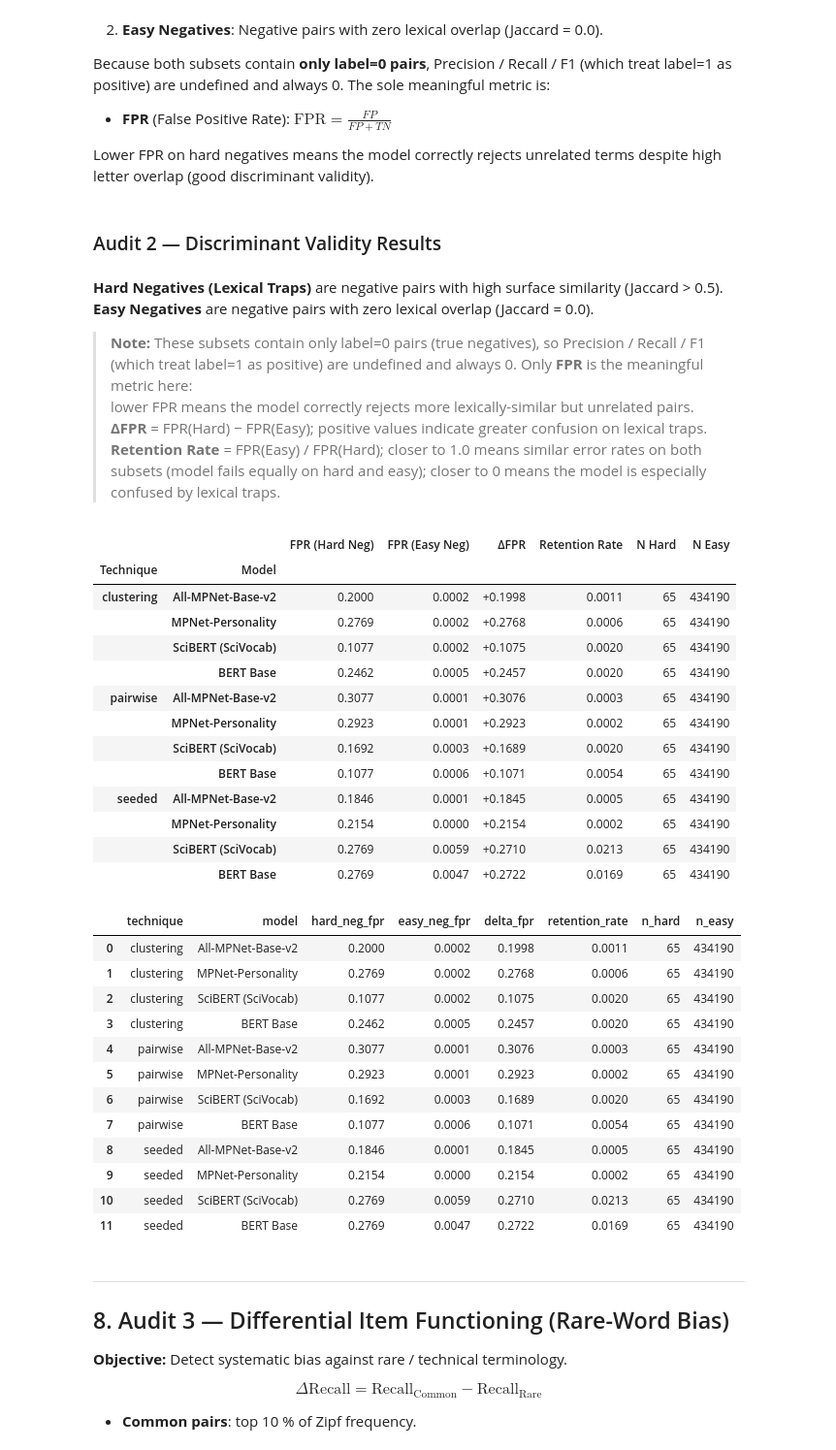
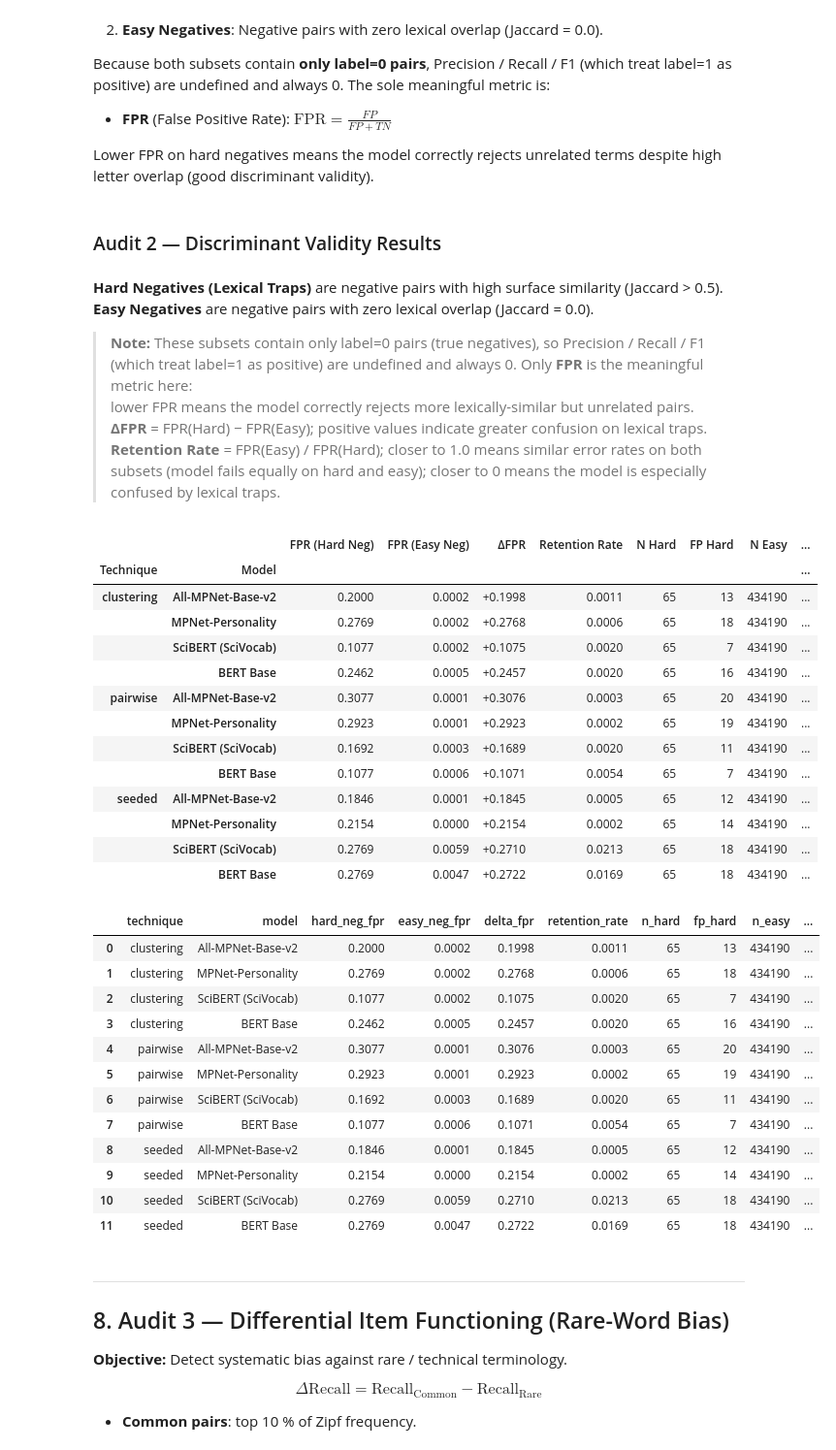
Before and after one commit to rasoulnorouzi/Social_Science_Construct_Harmonization, a Jupyter notebook: analysis/elsst_audit_analysis.ipynb, the cells around one changed output. Shown at 97% size. Cells and saved outputs as stored; diff of their text form; code cells hidden in the pictures.

```diff
--- a/analysis/elsst_audit_analysis.ipynb
+++ b/analysis/elsst_audit_analysis.ipynb
@@ -1034,7 +1034,9 @@ for technique in ["clustering", "pairwise", "seeded"]:
             "ΔFPR": f"{delta:+.4f}",
             "Retention Rate": f"{retention:.4f}" if not np.isnan(retention) else "NaN",
             "N Hard": int(hard_metrics['n_subset']),
+            "FP Hard": int(hard_metrics['fp']),
             "N Easy": int(easy_metrics['n_subset']),
+            "FP Easy": int(easy_metrics['fp']),
         })
 
 display(Markdown("### Audit 2 — Discriminant Validity Results"))
@@ -1062,46 +1064,47 @@ display(pd.DataFrame(audit2_records).set_index(["Technique", "Model"]))
 > **ΔFPR** = FPR(Hard) − FPR(Easy); positive values indicate greater confusion on lexical traps.
 > **Retention Rate** = FPR(Easy) / FPR(Hard); closer to 1.0 means similar error rates on both subsets
 > (model fails equally on hard and easy); closer to 0 means the model is especially confused by lexical traps.
-|  |  | FPR (Hard Neg) | FPR (Easy Neg) | ΔFPR | Retention Rate | N Hard | N Easy |
-| Technique | Model |  |  |  |  |  |  |
-| clustering | All-MPNet-Base-v2 | 0.2000 | 0.0002 | +0.1998 | 0.0011 | 65 | 434190 |
-|  | MPNet-Personality | 0.2769 | 0.0002 | +0.2768 | 0.0006 | 65 | 434190 |
-|  | SciBERT (SciVocab) | 0.1077 | 0.0002 | +0.1075 | 0.0020 | 65 | 434190 |
-|  | BERT Base | 0.2462 | 0.0005 | +0.2457 | 0.0020 | 65 | 434190 |
-| pairwise | All-MPNet-Base-v2 | 0.3077 | 0.0001 | +0.3076 | 0.0003 | 65 | 434190 |
-|  | MPNet-Personality | 0.2923 | 0.0001 | +0.2923 | 0.0002 | 65 | 434190 |
-|  | SciBERT (SciVocab) | 0.1692 | 0.0003 | +0.1689 | 0.0020 | 65 | 434190 |
-|  | BERT Base | 0.1077 | 0.0006 | +0.1071 | 0.0054 | 65 | 434190 |
-| seeded | All-MPNet-Base-v2 | 0.1846 | 0.0001 | +0.1845 | 0.0005 | 65 | 434190 |
-|  | MPNet-Personality | 0.2154 | 0.0000 | +0.2154 | 0.0002 | 65 | 434190 |
-|  | SciBERT (SciVocab) | 0.2769 | 0.0059 | +0.2710 | 0.0213 | 65 | 434190 |
-|  | BERT Base | 0.2769 | 0.0047 | +0.2722 | 0.0169 | 65 | 434190 |
+|  |  | FPR (Hard Neg) | FPR (Easy Neg) | ΔFPR | Retention Rate | N Hard | FP Hard | N Easy | ... |
+| Technique | Model |  |  |  |  |  |  |  | ... |
+| clustering | All-MPNet-Base-v2 | 0.2000 | 0.0002 | +0.1998 | 0.0011 | 65 | 13 | 434190 | ... |
+|  | MPNet-Personality | 0.2769 | 0.0002 | +0.2768 | 0.0006 | 65 | 18 | 434190 | ... |
+|  | SciBERT (SciVocab) | 0.1077 | 0.0002 | +0.1075 | 0.0020 | 65 | 7 | 434190 | ... |
+|  | BERT Base | 0.2462 | 0.0005 | +0.2457 | 0.0020 | 65 | 16 | 434190 | ... |
+| pairwise | All-MPNet-Base-v2 | 0.3077 | 0.0001 | +0.3076 | 0.0003 | 65 | 20 | 434190 | ... |
+|  | MPNet-Personality | 0.2923 | 0.0001 | +0.2923 | 0.0002 | 65 | 19 | 434190 | ... |
+|  | SciBERT (SciVocab) | 0.1692 | 0.0003 | +0.1689 | 0.0020 | 65 | 11 | 434190 | ... |
+|  | BERT Base | 0.1077 | 0.0006 | +0.1071 | 0.0054 | 65 | 7 | 434190 | ... |
+| seeded | All-MPNet-Base-v2 | 0.1846 | 0.0001 | +0.1845 | 0.0005 | 65 | 12 | 434190 | ... |
+|  | MPNet-Personality | 0.2154 | 0.0000 | +0.2154 | 0.0002 | 65 | 14 | 434190 | ... |
+|  | SciBERT (SciVocab) | 0.2769 | 0.0059 | +0.2710 | 0.0213 | 65 | 18 | 434190 | ... |
+|  | BERT Base | 0.2769 | 0.0047 | +0.2722 | 0.0169 | 65 | 18 | 434190 | ... |
 # %%
 # ── Export E: audit 2 lexical trap ────────────────────────────────────────────
 _a2 = pd.DataFrame(audit2_records).rename(columns={
     "Technique": "technique", "Model": "model",
     "FPR (Hard Neg)": "hard_neg_fpr", "FPR (Easy Neg)": "easy_neg_fpr",
     "ΔFPR": "delta_fpr", "Retention Rate": "retention_rate",
     "N Hard": "n_hard", "N Easy": "n_easy",
+    "FP Hard": "fp_hard", "FP Easy": "fp_easy",
 })
 for col in ["hard_neg_fpr", "easy_neg_fpr", "delta_fpr"]:
     _a2[col] = pd.to_numeric(_a2[col], errors='coerce')
 _a2.to_csv(f'{RESULTS_DIR}audit2_lexical_trap.csv', index=False)
 display(_a2)
 # %% [output]
-|  | technique | model | hard_neg_fpr | easy_neg_fpr | delta_fpr | retention_rate | n_hard | n_easy |
-| 0 | clustering | All-MPNet-Base-v2 | 0.2000 | 0.0002 | 0.1998 | 0.0011 | 65 | 434190 |
-| 1 | clustering | MPNet-Personality | 0.2769 | 0.0002 | 0.2768 | 0.0006 | 65 | 434190 |
-| 2 | clustering | SciBERT (SciVocab) | 0.1077 | 0.0002 | 0.1075 | 0.0020 | 65 | 434190 |
-| 3 | clustering | BERT Base | 0.2462 | 0.0005 | 0.2457 | 0.0020 | 65 | 434190 |
-| 4 | pairwise | All-MPNet-Base-v2 | 0.3077 | 0.0001 | 0.3076 | 0.0003 | 65 | 434190 |
-| 5 | pairwise | MPNet-Personality | 0.2923 | 0.0001 | 0.2923 | 0.0002 | 65 | 434190 |
-| 6 | pairwise | SciBERT (SciVocab) | 0.1692 | 0.0003 | 0.1689 | 0.0020 | 65 | 434190 |
-| 7 | pairwise | BERT Base | 0.1077 | 0.0006 | 0.1071 | 0.0054 | 65 | 434190 |
-| 8 | seeded | All-MPNet-Base-v2 | 0.1846 | 0.0001 | 0.1845 | 0.0005 | 65 | 434190 |
-| 9 | seeded | MPNet-Personality | 0.2154 | 0.0000 | 0.2154 | 0.0002 | 65 | 434190 |
-| 10 | seeded | SciBERT (SciVocab) | 0.2769 | 0.0059 | 0.2710 | 0.0213 | 65 | 434190 |
-| 11 | seeded | BERT Base | 0.2769 | 0.0047 | 0.2722 | 0.0169 | 65 | 434190 |
+|  | technique | model | hard_neg_fpr | easy_neg_fpr | delta_fpr | retention_rate | n_hard | fp_hard | n_easy | ... |
+| 0 | clustering | All-MPNet-Base-v2 | 0.2000 | 0.0002 | 0.1998 | 0.0011 | 65 | 13 | 434190 | ... |
+| 1 | clustering | MPNet-Personality | 0.2769 | 0.0002 | 0.2768 | 0.0006 | 65 | 18 | 434190 | ... |
+| 2 | clustering | SciBERT (SciVocab) | 0.1077 | 0.0002 | 0.1075 | 0.0020 | 65 | 7 | 434190 | ... |
+| 3 | clustering | BERT Base | 0.2462 | 0.0005 | 0.2457 | 0.0020 | 65 | 16 | 434190 | ... |
+| 4 | pairwise | All-MPNet-Base-v2 | 0.3077 | 0.0001 | 0.3076 | 0.0003 | 65 | 20 | 434190 | ... |
+| 5 | pairwise | MPNet-Personality | 0.2923 | 0.0001 | 0.2923 | 0.0002 | 65 | 19 | 434190 | ... |
+| 6 | pairwise | SciBERT (SciVocab) | 0.1692 | 0.0003 | 0.1689 | 0.0020 | 65 | 11 | 434190 | ... |
+| 7 | pairwise | BERT Base | 0.1077 | 0.0006 | 0.1071 | 0.0054 | 65 | 7 | 434190 | ... |
+| 8 | seeded | All-MPNet-Base-v2 | 0.1846 | 0.0001 | 0.1845 | 0.0005 | 65 | 12 | 434190 | ... |
+| 9 | seeded | MPNet-Personality | 0.2154 | 0.0000 | 0.2154 | 0.0002 | 65 | 14 | 434190 | ... |
+| 10 | seeded | SciBERT (SciVocab) | 0.2769 | 0.0059 | 0.2710 | 0.0213 | 65 | 18 | 434190 | ... |
+| 11 | seeded | BERT Base | 0.2769 | 0.0047 | 0.2722 | 0.0169 | 65 | 18 | 434190 | ... |
 # %% [markdown]
 ---
 
```
Also changed, not shown: 3 other files.
